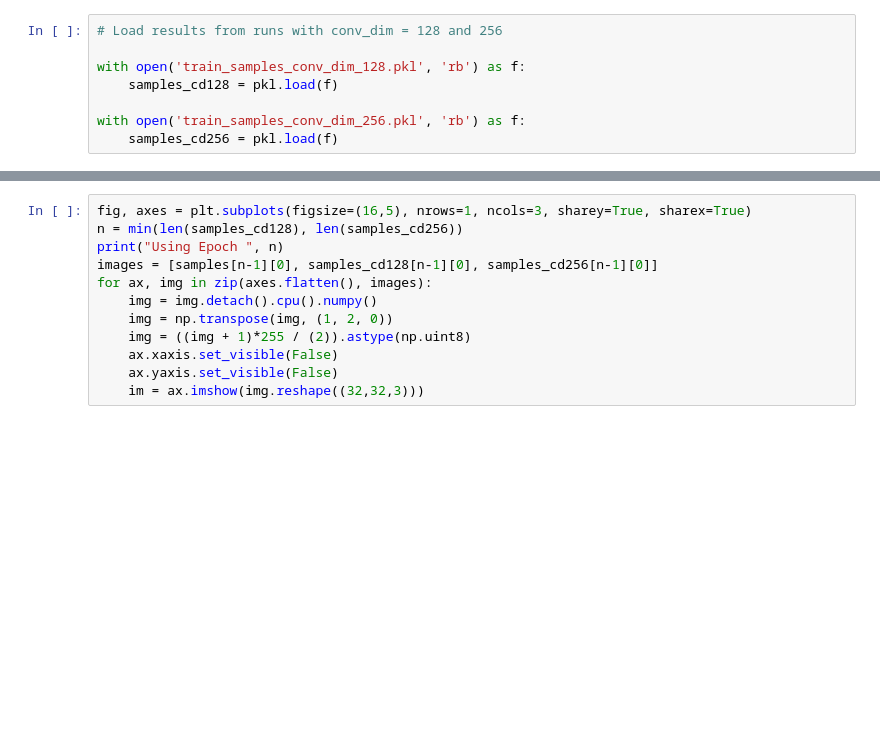
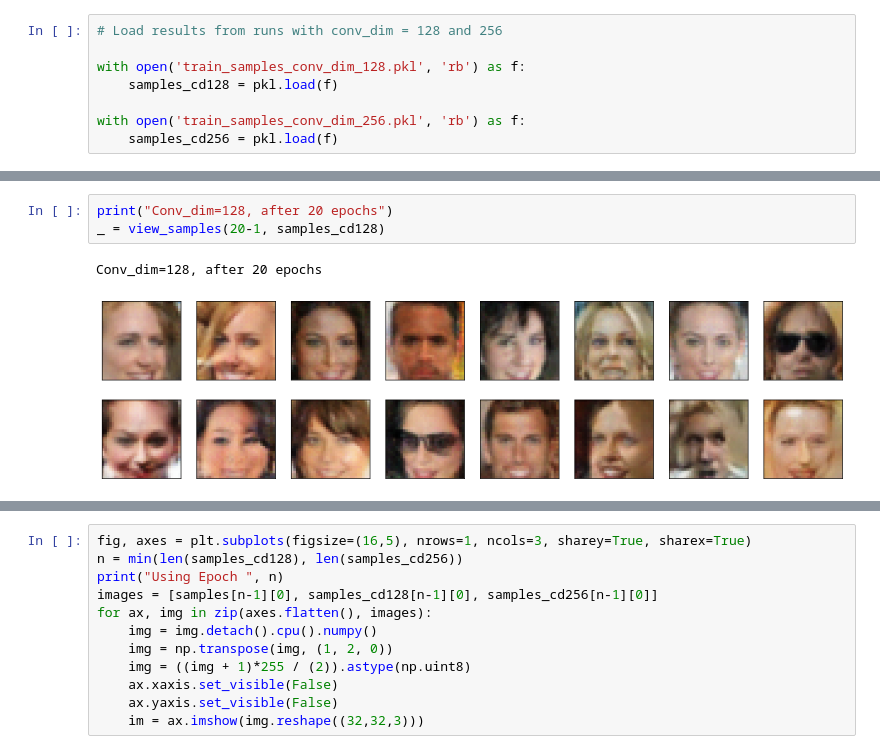
Before and after one commit to versavel/dl_nanodegree_project_face_generation, a Jupyter notebook: dlnd_face_generation.ipynb, the cells around one changed output, grey strips where cells are left out. Cells and saved outputs as stored; diff of their text form; blank space fills up the shorter version.

Commit message:
feat: Partial combined results, missing conv_dim=256 and img_size=48

```diff
--- a/dlnd_face_generation.ipynb
+++ b/dlnd_face_generation.ipynb
@@ -785,0 +816,6 @@ with open('train_samples_conv_dim_256.pkl', 'rb') as f:
+# %%
+print("Conv_dim=128, after 20 epochs")
+_ = view_samples(20-1, samples_cd128)
+# %% [output]
+Conv_dim=128, after 20 epochs
+[figure, added]
```
Also changed, not shown: parts of 9 cells of this notebook.
